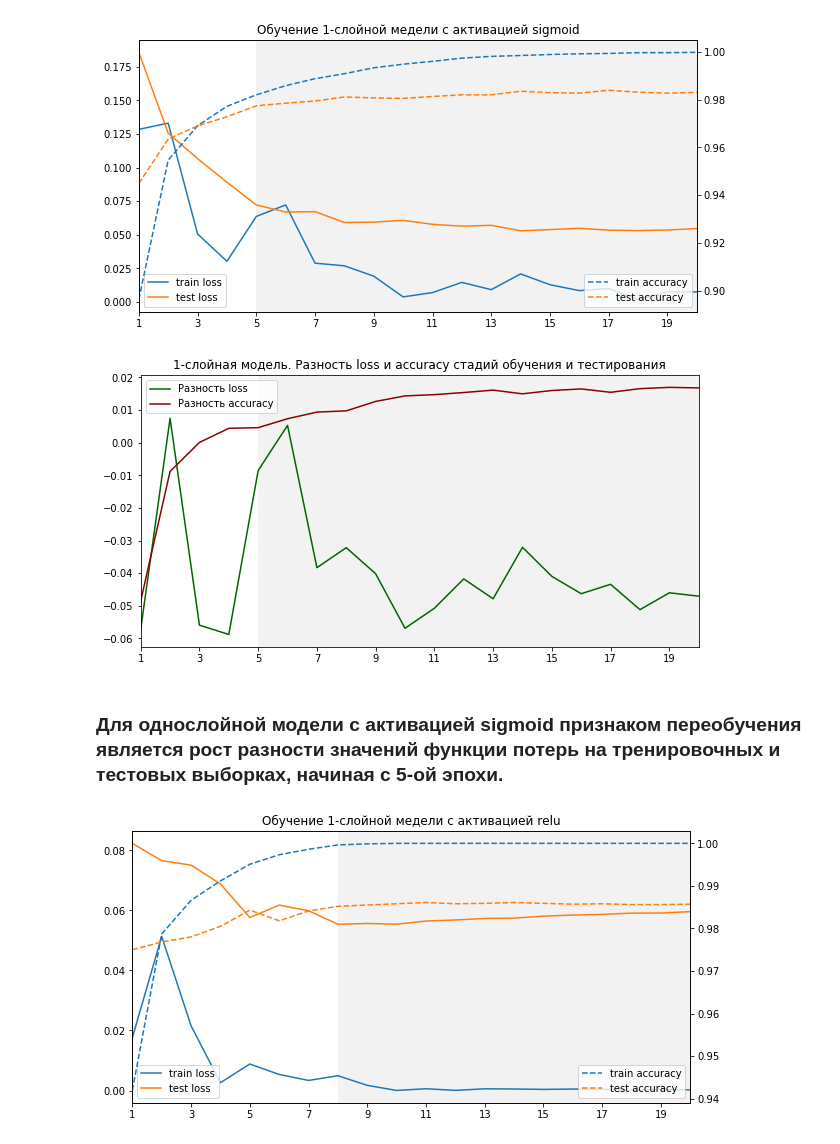
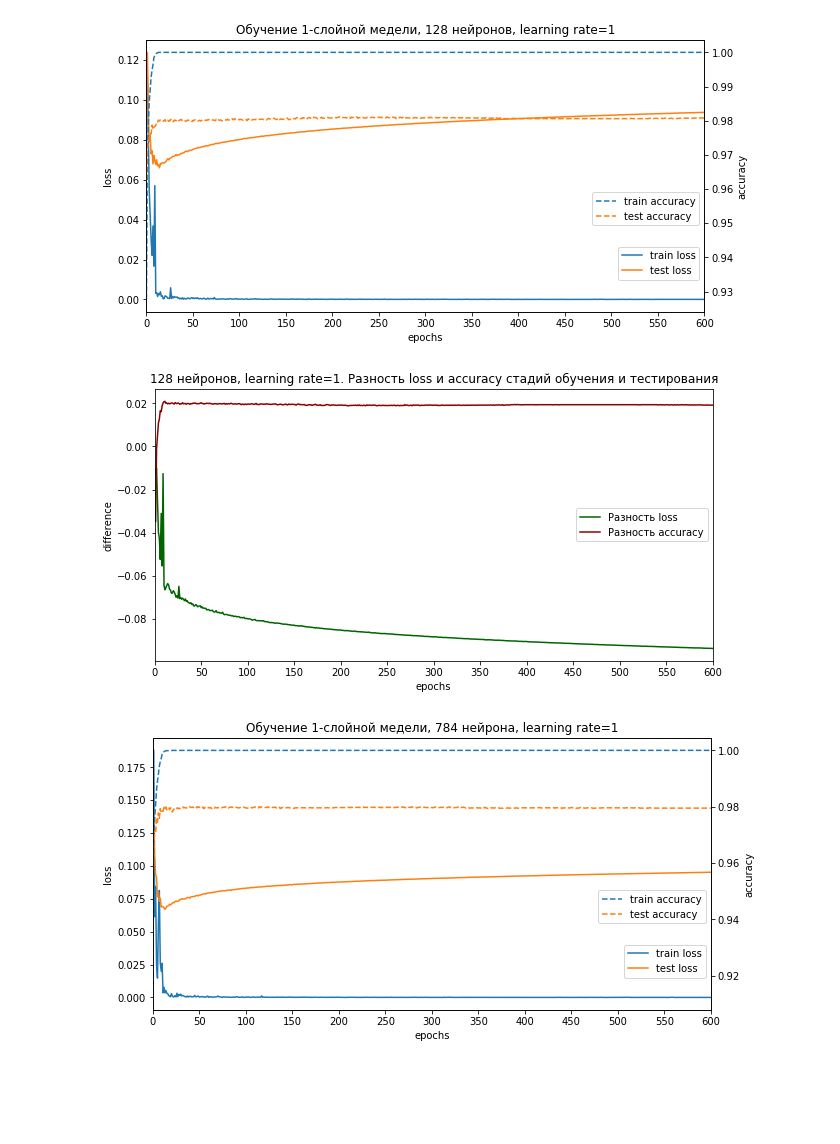
Before and after one commit to Alkud/OTUS_NN_HOMEWORKS, a Jupyter notebook: 02_MLP/mnist_mlp.ipynb, the cells around one changed output. Saved outputs shown, nothing was run; the diff lists cells and outputs as text; code cells hidden in the pictures; blank space fills up the shorter version.

```diff
--- a/02_MLP/mnist_mlp.ipynb
+++ b/02_MLP/mnist_mlp.ipynb
@@ -92,9 +92,9 @@ def test(models, verbose=True):
 
     return test_loss, test_accuracy
 # %%
-models_1L = [Net(fc_size=28*28, act='sigmoid', lr=0.25, log_softmax=True), Net(fc_size=28*28, act='relu', lr=0.25, log_softmax=True)]
+models_1L = [Net(fc_size=128, act='sigmoid', lr=1, log_softmax=True), Net(fc_size=28*28, act='sigmoid', lr=1, log_softmax=True)]
 # %%
-n_epochs = 20
+n_epochs = 600
 # %%
 train_loss_history_1L = []
 train_accuracy_history_1L =[]
@@ -110,36 +110,39 @@ for epoch in range(1, n_epochs+1):
 # %%
 fog, ax1 = plt.subplots(figsize=(10,5))
 
 ax1.plot(range(1,n_epochs+1), [loss[0] for loss in train_loss_history_1L], label='train loss')
 ax1.plot(range(1,n_epochs+1), [loss[0] for loss in test_loss_history_1L], label='test loss')
 
 ax2 = ax1.twinx()
 ax2.plot(range(1,n_epochs+1), [acc[0] for acc in train_accuracy_history_1L], label='train accuracy', ls='--')
 ax2.plot(range(1,n_epochs+1), [acc[0] for acc in test_accuracy_history_1L], label='test accuracy', ls='--')
 
-ax1.axvspan(xmin=5, xmax=20, facecolor='grey', alpha=0.1)
+ax1.legend(loc='lower right', bbox_to_anchor=(0.5, 0.1, 0.5, 0.5))
+ax2.legend(loc='lower right', bbox_to_anchor=(0.5,0.3, 0.5, 0.5))
+ax1.set_title('Обучение 1-слойной медели, 128 нейронов, learning rate=1', fontsize=12);
+ax1.set_xlim(1,n_epochs);
+ax1.set_xticks(range(0,n_epochs+1,50));
 
-ax1.legend(loc='lower left')
-ax2.legend(loc='lower right')
-ax1.set_title('Обучение 1-слойной медели с активацией sigmoid', fontsize=12);
-ax1.set_xlim(1,n_epochs);
-ax1.set_xticks(range(1,n_epochs+1,2));
+ax1.set_xlabel('epochs')
+ax1.set_ylabel('loss')
+ax2.set_ylabel('accuracy');
 # %% [output]
-[figure, old version]
+[figure, new version]
 # %%
 fog, ax = plt.subplots(figsize=(10,5))
 
 ax.plot(range(1,n_epochs+1), [train_loss[0]-test_loss[0] for test_loss,train_loss in zip(test_loss_history_1L, train_loss_history_1L)], label='Разность loss', ls='-', color='darkgreen')
 ax.plot(range(1,n_epochs+1), [train_acc[0]-test_acc[0] for test_acc,train_acc in zip(test_accuracy_history_1L, train_accuracy_history_1L)], label='Разность accuracy', ls='-', color='darkred')
 ax.set_xlim(1,n_epochs);
-ax.set_xticks(range(1,n_epochs+1,2));
-ax.axvspan(xmin=5, xmax=20, facecolor='grey', alpha=0.1)
-ax.set_title('1-слойная модель. Разность loss и accuracy стадий обучения и тестирования', fontsize=12);
+ax.set_xticks(range(0,n_epochs+1,50));
+
+ax.set_title('128 нейронов, learning rate=1. Разность loss и accuracy стадий обучения и тестирования', fontsize=12);
 ax.legend();
+
+ax.set_xlabel('epochs');
+ax.set_ylabel('difference');
 # %% [output]
-[figure, old version]
+[figure, new version]
-# %% [markdown]
-### Для однослойной модели с активацией sigmoid признаком переобучения является рост разности значений функции потерь на тренировочных и тестовых выборках, начиная с 5-ой эпохи.
 # %%
 fog, ax1 = plt.subplots(figsize=(10,5))
 
@@ -150,15 +153,17 @@ ax2 = ax1.twinx()
 ax2.plot(range(1,n_epochs+1), [acc[1] for acc in train_accuracy_history_1L], label='train accuracy', ls='--')
 ax2.plot(range(1,n_epochs+1), [acc[1] for acc in test_accuracy_history_1L], label='test accuracy', ls='--')
 
-ax1.axvspan(xmin=8, xmax=20, facecolor='grey', alpha=0.1)
+ax1.legend(loc='lower right', bbox_to_anchor=(0.5, 0.1, 0.5, 0.5))
+ax2.legend(loc='lower right', bbox_to_anchor=(0.5, 0.3, 0.5, 0.5))
+ax1.set_title('Обучение 1-слойной медели, 784 нейрона, learning rate=1', fontsize=12);
+ax1.set_xlim(1,n_epochs);
+ax1.set_xticks(range(0,n_epochs+1,50));
 
-ax1.legend(loc='lower left')
-ax2.legend(loc='lower right')
-ax1.set_title('Обучение 1-слойной медели с активацией relu', fontsize=12);
-ax1.set_xlim(1,n_epochs);
-ax1.set_xticks(range(1,n_epochs+1,2));
+ax1.set_xlabel('epochs');
+ax1.set_ylabel('loss');
+ax2.set_ylabel('accuracy');
 # %% [output]
-[figure, old version]
+[figure, new version]
 # %%
 fog, ax = plt.subplots(figsize=(10,5))
 
```
Also changed, not shown: parts of 22 cells of this notebook, 18 other files.
